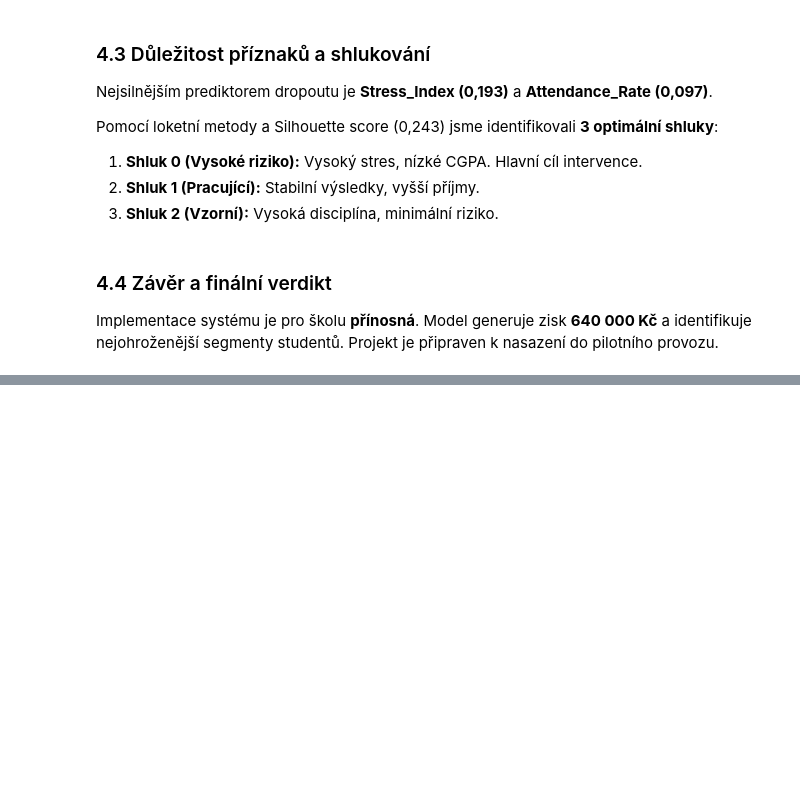
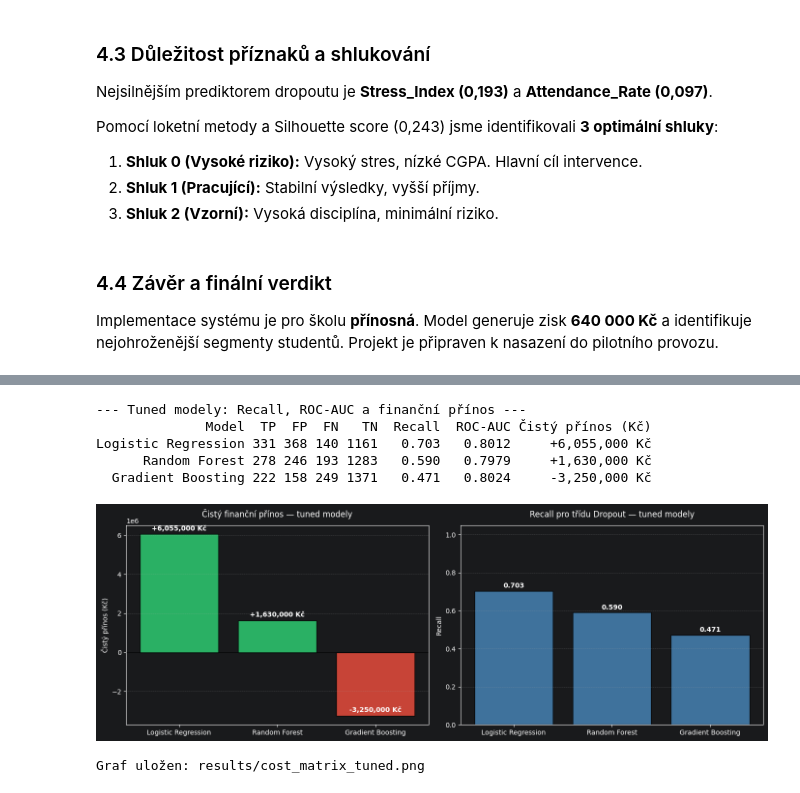
Before and after one commit to Student-dropout-ML/student-dropout-ml, a Jupyter notebook: notebooks/05-model-evaluation.ipynb, the cells around one changed output, grey strips where cells are left out. Cells and saved outputs as stored; diff of their text form; code cells hidden in the pictures; blank space fills up the shorter version.

Commit message:
GPA preprocessing fix and cost matrix fix

```diff
--- a/notebooks/05-model-evaluation.ipynb
+++ b/notebooks/05-model-evaluation.ipynb
@@ -35,0 +84,62 @@ Implementace systému je pro školu **přínosná**. Model generuje zisk **640 0
+# %%
+BENEFIT_TP = 45_000
+COST_FP    =  5_000
+COST_FN    = 50_000
+
+cost_rows = []
+for name, model in tuned_models.items():
+    y_pred  = model.predict(X_test_prep)
+    y_proba = model.predict_proba(X_test_prep)[:, 1]
+    cm      = confusion_matrix(y_test, y_pred)
+    tn, fp, fn, tp = cm.ravel()
+
+    net_value = tp * BENEFIT_TP - fp * COST_FP - fn * COST_FN
+    recall    = recall_score(y_test, y_pred)
+    roc_auc   = roc_auc_score(y_test, y_proba)
+
+    cost_rows.append({
+        'Model': name, 'TP': tp, 'FP': fp, 'FN': fn, 'TN': tn,
+        'Recall': round(recall, 3),
+        'ROC-AUC': round(roc_auc, 4),
+        'Čistý přínos (Kč)': f'{net_value:+,.0f} Kč',
+        '_net_val': net_value,
+    })
+
+df_cost = pd.DataFrame(cost_rows).sort_values('_net_val', ascending=False).reset_index(drop=True)
+print("--- Tuned modely: Recall, ROC-AUC a finanční přínos ---")
+print(df_cost.drop(columns=['_net_val']).to_string(index=False))
+
+fig, axes = plt.subplots(1, 2, figsize=(14, 5))
+
+colors = ['#2ecc71' if v >= 0 else '#e74c3c' for v in df_cost['_net_val']]
+bars   = axes[0].bar(df_cost['Model'], df_cost['_net_val'], color=colors, alpha=0.85, edgecolor='black')
+for bar, val in zip(bars, df_cost['_net_val']):
+    axes[0].text(bar.get_x() + bar.get_width()/2,
+                 bar.get_height() + abs(max(df_cost['_net_val'])) * 0.02,
+                 f'{val:+,.0f} Kč', ha='center', va='bottom', fontsize=10, fontweight='bold')
+axes[0].axhline(0, color='black', linewidth=0.8)
+axes[0].set_title('Čistý finanční přínos — tuned modely', fontsize=12, pad=12)
+axes[0].set_ylabel('Čistý přínos (Kč)')
+axes[0].grid(axis='y', linestyle='--', alpha=0.4)
+
+axes[1].bar(df_cost['Model'], df_cost['Recall'], color='steelblue', alpha=0.85, edgecolor='black')
+for i, (m, r) in enumerate(zip(df_cost['Model'], df_cost['Recall'])):
+    axes[1].text(i, r + 0.01, f'{r:.3f}', ha='center', va='bottom', fontsize=10, fontweight='bold')
+axes[1].set_title('Recall pro třídu Dropout — tuned modely', fontsize=12, pad=12)
+axes[1].set_ylabel('Recall')
+axes[1].set_ylim(0, 1.05)
+axes[1].grid(axis='y', linestyle='--', alpha=0.4)
+
+plt.tight_layout()
+import os; os.makedirs('../results', exist_ok=True)
+plt.savefig('../results/cost_matrix_tuned.png', dpi=120, bbox_inches='tight')
+plt.show()
+print("Graf uložen: results/cost_matrix_tuned.png")
+# %% [output]
+--- Tuned modely: Recall, ROC-AUC a finanční přínos ---
+              Model  TP  FP  FN   TN  Recall  ROC-AUC Čistý přínos (Kč)
+Logistic Regression 331 368 140 1161   0.703   0.8012     +6,055,000 Kč
+      Random Forest 278 246 193 1283   0.590   0.7979     +1,630,000 Kč
+  Gradient Boosting 222 158 249 1371   0.471   0.8024     -3,250,000 Kč
+[figure, added]
+Graf uložen: results/cost_matrix_tuned.png
```
Also changed, not shown: parts of 4 cells of this notebook, 15 other files.
